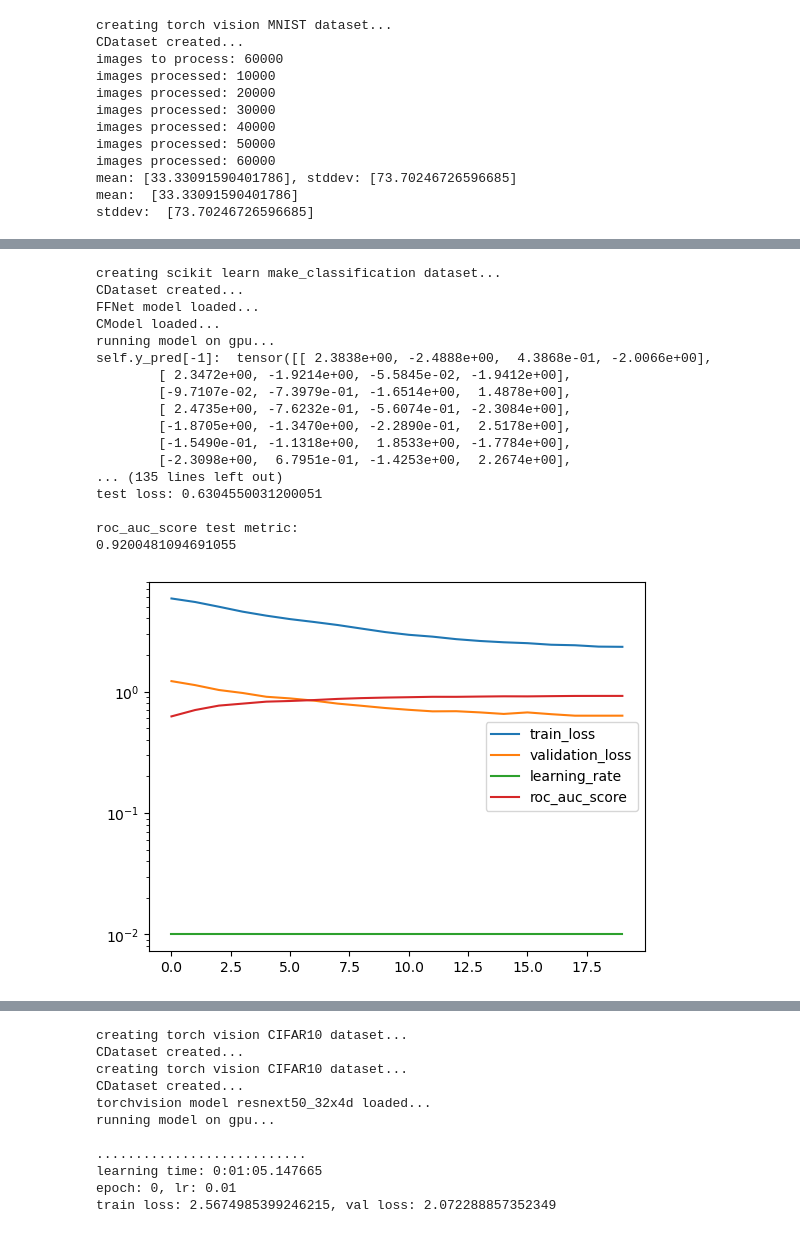
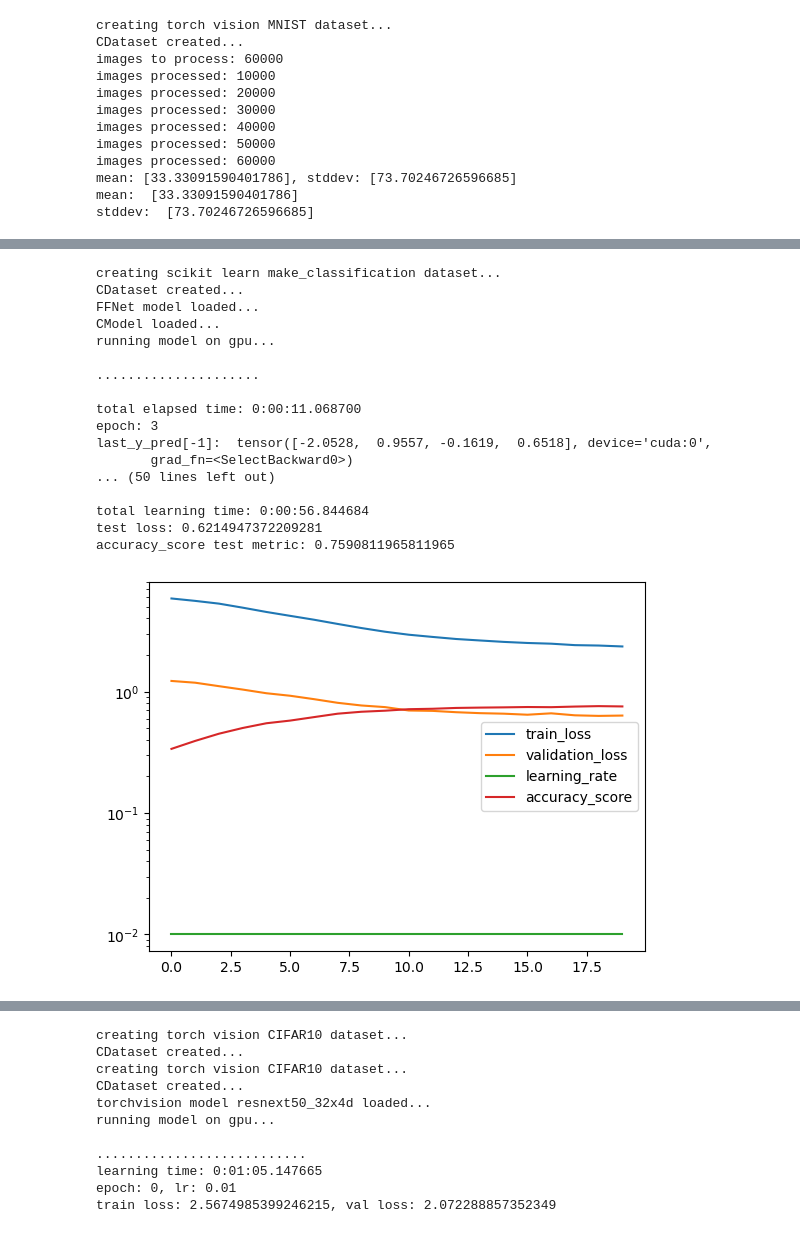
Before and after one commit to icanswim/cosmosis, a Jupyter notebook: experiment.ipynb, the cells around one changed output, grey strips where cells are left out. Saved outputs shown, nothing was run; the diff lists cells and outputs as text; code cells hidden in the pictures.

Commit message:
updates to metrics working.

```diff
--- a/experiment.ipynb
+++ b/experiment.ipynb
@@ -400,50 +399,49 @@ ds_param = {'train_param': {'input_dict': {'X': ['X'],
 
 metrics_param = {'report_interval': 10,
                  'log_plot': True,
-                 'metric_name': 'roc_auc_score',
-                 'metric_param': {'average': 'macro',
-                                  'multi_class': 'ovr'}}
+                 'metric_name': 'accuracy_score', #sklearn
+                 'metric_param': {}}
 
 opt_param = {'lr': 0.01}
 
 crit_param = {}
 
 sample_param = {'set_seed': 88,
                  'splits': (.7,.15)}
 
 sched_param = {'factor': .5,
                'patience': 2,
                'cooldown': 1}
 
 learm = Learn([SKDS],
               FFNet,
               Sampler=Selector,
               Metrics=Metrics,
               Optimizer=Adam,
               Scheduler=ReduceLROnPlateau,
               Criterion=CrossEntropyLoss,
               model_param=model_param, ds_param=ds_param,
               sample_param=sample_param, opt_param=opt_param,
               sched_param=sched_param, crit_param=crit_param,
               metrics_param=metrics_param,
               adapt=(300,256,.2), batch_size=128, epochs=20,
               save_model='demo_model')
 # %% [output]
 creating scikit learn make_classification dataset...
 CDataset created...
 FFNet model loaded...
 CModel loaded...
 running model on gpu...
-self.y_pred[-1]:  tensor([[ 2.3838e+00, -2.4888e+00,  4.3868e-01, -2.0066e+00],
-        [ 2.3472e+00, -1.9214e+00, -5.5845e-02, -1.9412e+00],
-        [-9.7107e-02, -7.3979e-01, -1.6514e+00,  1.4878e+00],
-        [ 2.4735e+00, -7.6232e-01, -5.6074e-01, -2.3084e+00],
-        [-1.8705e+00, -1.3470e+00, -2.2890e-01,  2.5178e+00],
-        [-1.5490e-01, -1.1318e+00,  1.8533e+00, -1.7784e+00],
-        [-2.3098e+00,  6.7951e-01, -1.4253e+00,  2.2674e+00],
-... (135 lines left out)
-test loss: 0.6304550031200051
 
-roc_auc_score test metric:
-0.9200481094691055
+.....................
+
+total elapsed time: 0:00:11.068700
+epoch: 3
+last_y_pred[-1]:  tensor([-2.0528,  0.9557, -0.1619,  0.6518], device='cuda:0',
+       grad_fn=<SelectBackward0>)
+... (50 lines left out)
+
+total learning time: 0:00:56.844684
+test loss: 0.6214947372209281
+accuracy_score test metric: 0.7590811965811965
-[figure, old version]
+[figure, new version]
```
Also changed, not shown: parts of 8 cells of this notebook, 2 other files.
